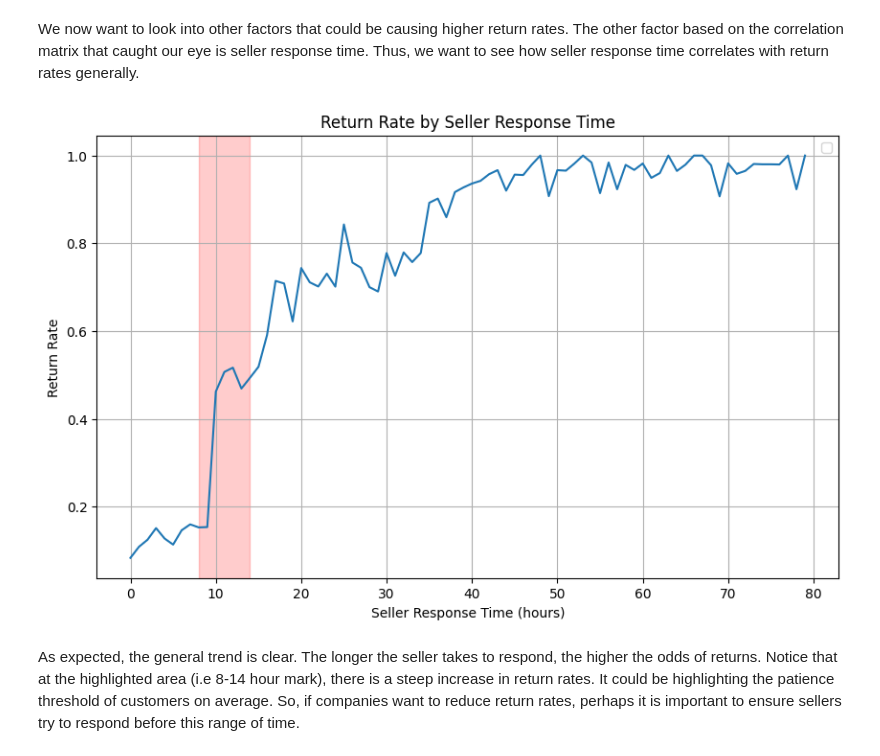
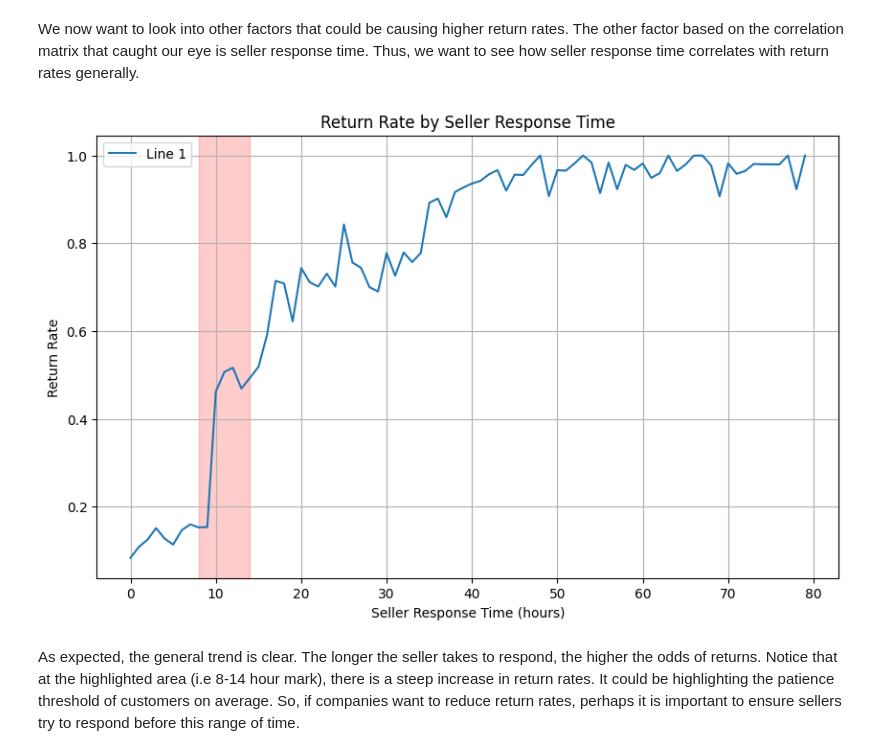
Before and after one commit to 7-teens/7-teens-DSA3101-2410-Project, a Jupyter notebook: Subgroup B/Question_3_Supply_Chain_Optimisation.ipynb, the cells around one changed output. Drawn from its saved outputs; the diff is of its cells as text; code cells hidden in the pictures.

```diff
--- a/Subgroup B/Question_3_Supply_Chain_Optimisation.ipynb
+++ b/Subgroup B/Question_3_Supply_Chain_Optimisation.ipynb
@@ -595,26 +591,26 @@ We now want to look into other factors that could be causing higher return rates
 # %%
 # Group data by seller response time (binned by hours) and calculate the return rate
 deliveries['seller_response_time_bin'] = (deliveries['seller_response_time'] // 1).astype(int)  # Bin by hours
 return_rate_by_response_time = deliveries.groupby('seller_response_time_bin')['return_request'].mean()
 
 # Filter the data to include only response times up to 80 hours
 return_rate_by_response_time = return_rate_by_response_time[return_rate_by_response_time.index <= 80]
 
 # Create the line graph
 plt.figure(figsize=(10, 6))
-plt.plot(return_rate_by_response_time.index, return_rate_by_response_time.values)
+plt.plot(return_rate_by_response_time.index, return_rate_by_response_time.values, label='Line 1')
 plt.xlabel("Seller Response Time (hours)")
 plt.ylabel("Return Rate")
 plt.title("Return Rate by Seller Response Time")
 plt.grid(True)
 
 # Add a red box highlighting the range 8-14 hours
 plt.axvspan(8, 14, color='red', alpha=0.2)
 plt.legend()
 
 plt.show()
 # %% [output]
-[figure, old version]
+[figure, new version]
 # %% [markdown]
 As expected, the general trend is clear. The longer the seller takes to respond, the higher the odds of returns. Notice that at the highlighted area (i.e 8-14 hour mark), there is a steep increase in return rates. It could be highlighting the patience threshold of customers on average. So, if companies want to reduce return rates, perhaps it is important to ensure sellers try to respond before this range of time.
 # %% [markdown]
```
Also changed, not shown: parts of 2 cells of this notebook.
